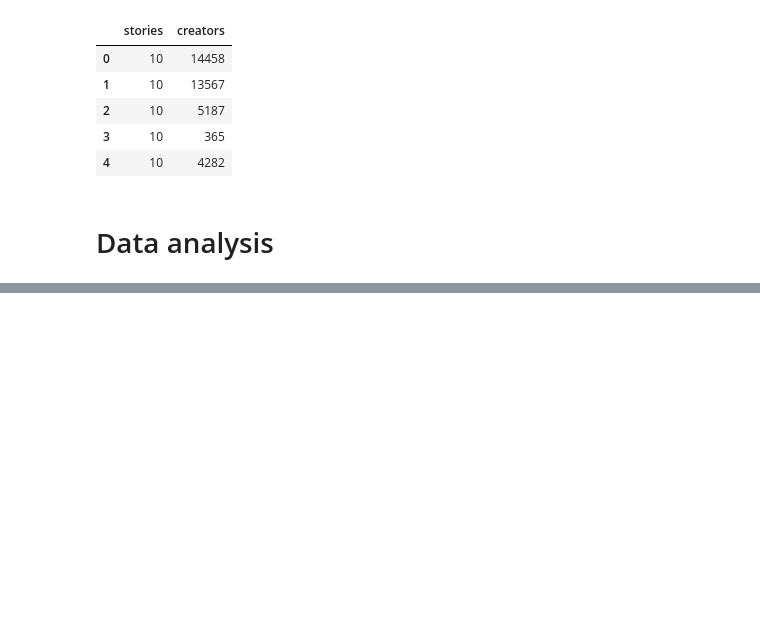
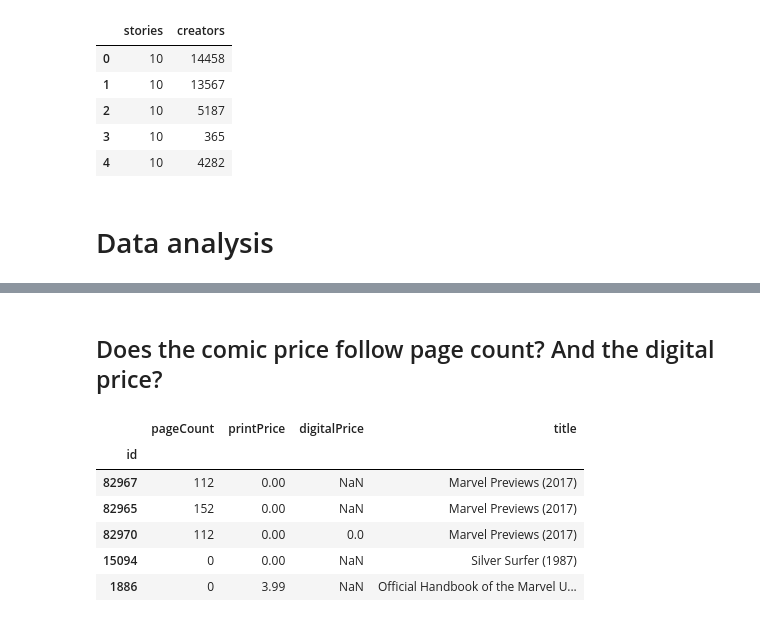
Before and after one commit to eduardafneumann/desafio-tecnico-aleon, a Jupyter notebook: main.ipynb, the cells around one changed output, grey strips where cells are left out. Drawn from its saved outputs; the diff is of its cells as text; code cells hidden in the pictures; blank space fills up the shorter version.

```diff
--- a/main.ipynb
+++ b/main.ipynb
@@ -628,0 +765,14 @@ import altair
+# %% [markdown]
+## Does the comic price follow page count? And the digital price?
+# %%
+# Get only selected columns from the comics dataframe
+comics_df = data_DFs["comics"][["pageCount", "printPrice", "digitalPrice", "title"]]
+comics_df.head()
+# %% [output]
+|  | pageCount | printPrice | digitalPrice | title |
+| id |  |  |  |  |
+| 82967 | 112 | 0.00 | NaN | Marvel Previews (2017) |
+| 82965 | 152 | 0.00 | NaN | Marvel Previews (2017) |
+| 82970 | 112 | 0.00 | 0.0 | Marvel Previews (2017) |
+| 15094 | 0 | 0.00 | NaN | Silver Surfer (1987) |
+| 1886 | 0 | 3.99 | NaN | Official Handbook of the Marvel U... |
```
Also changed, not shown: parts of 24 cells of this notebook, 3 other files.
